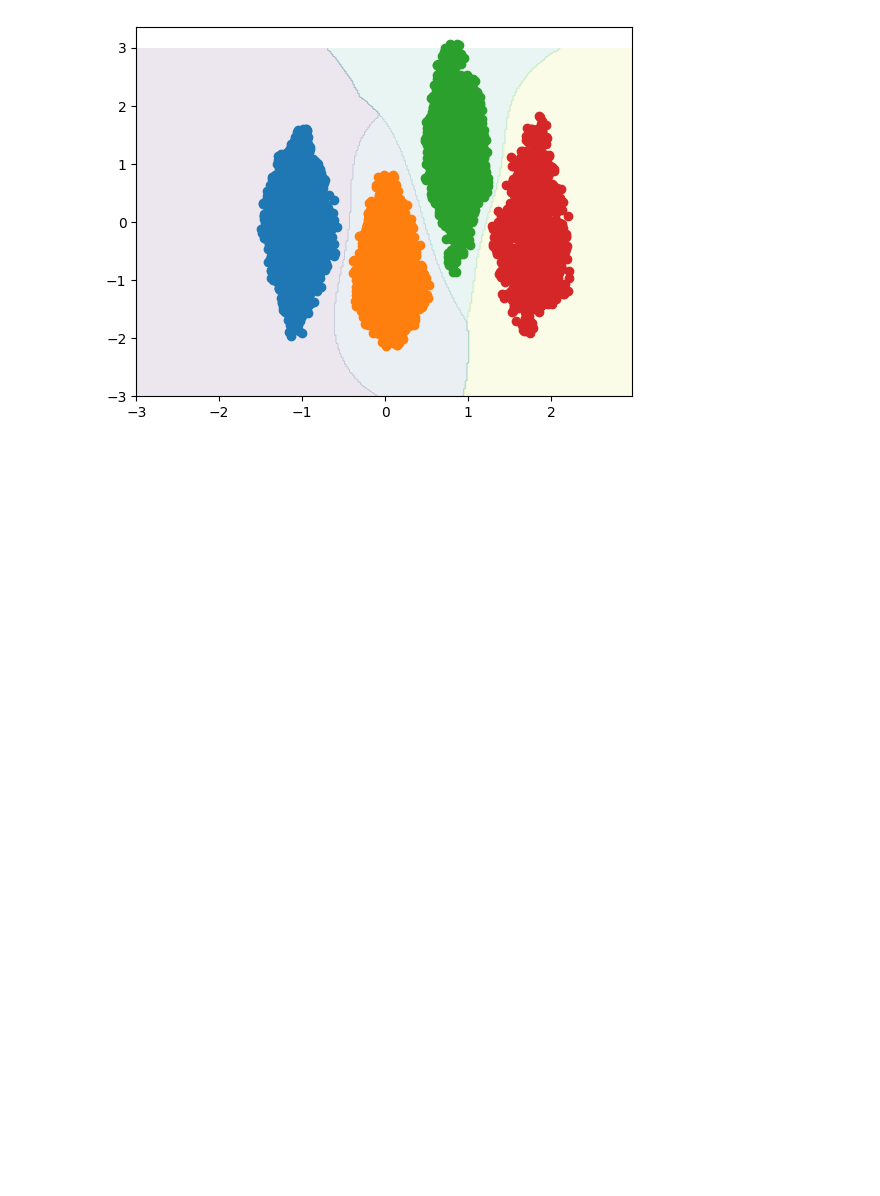
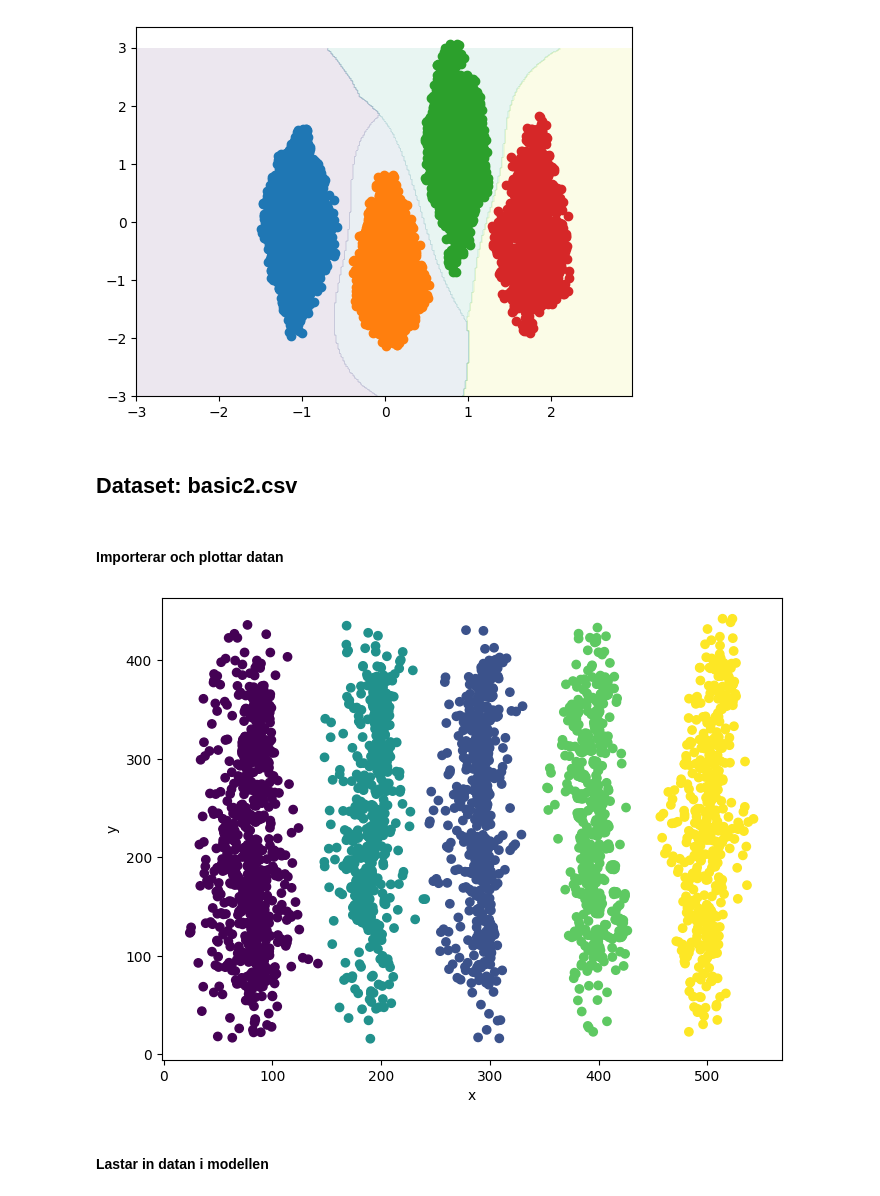
Before and after one commit to Woodthorne/Learning-by-doing, a Jupyter notebook: DeepLearning/Fun/fun_predict.ipynb, the cells around one changed output. Drawn from its saved outputs; the diff is of its cells as text; code cells hidden in the pictures; blank space fills up the shorter version.

```diff
--- a/DeepLearning/Fun/fun_predict.ipynb
+++ b/DeepLearning/Fun/fun_predict.ipynb
@@ -78,3 +84,14 @@ basic1_model = PredictModel(basic1_data, 'color', SVC, random_state = 309)
 basic1_model.plot()
 # %% [output]
 [figure]
+# %% [markdown]
+## Dataset: basic2.csv
+# %% [markdown]
+#### Importerar och plottar datan
+# %%
+basic2_data = pd.read_csv('basic2.csv')
+plot_fun_data(basic2_data)
+# %% [output]
+[figure, added]
+# %% [markdown]
+#### Lastar in datan i modellen
```
Also changed, not shown: parts of 15 cells of this notebook.
